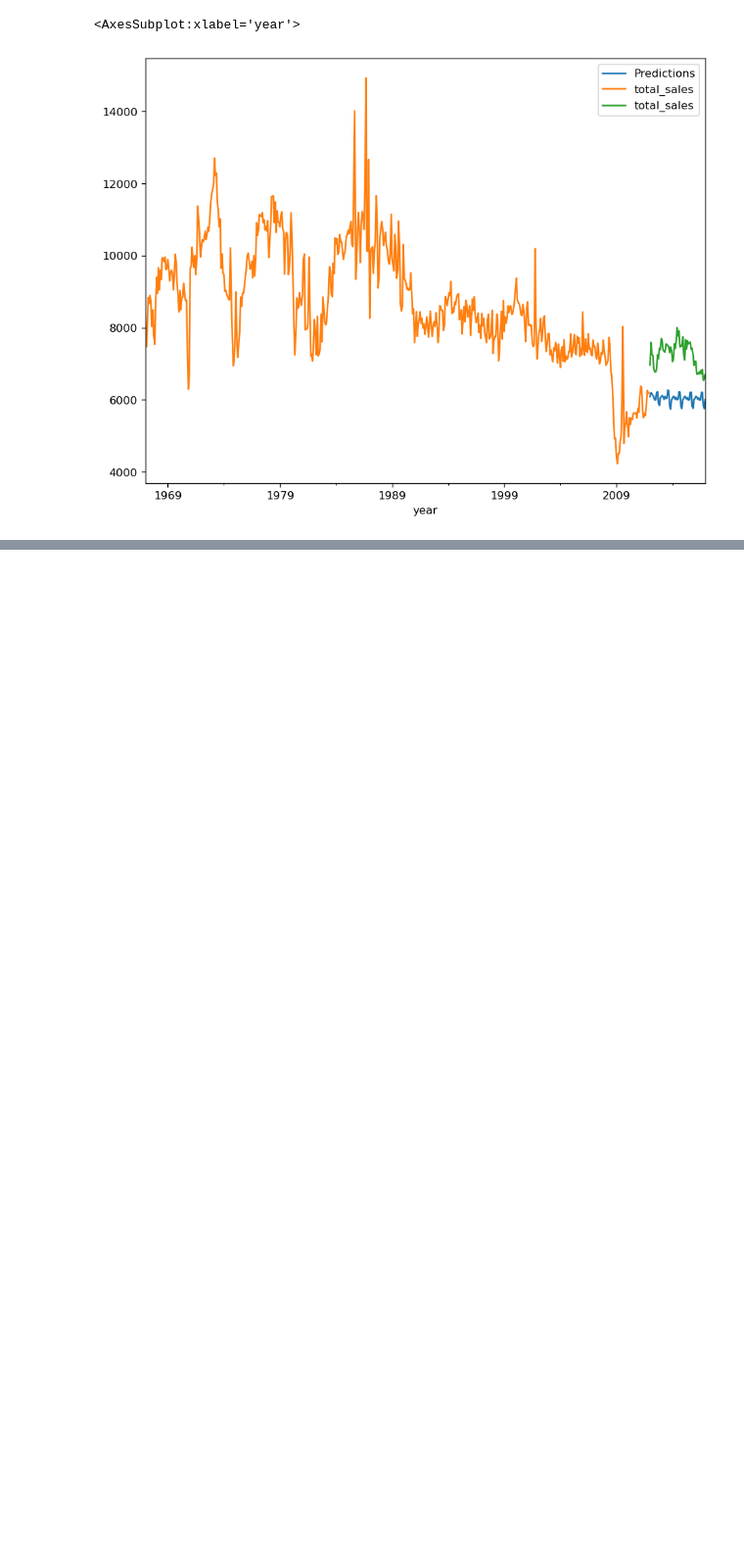
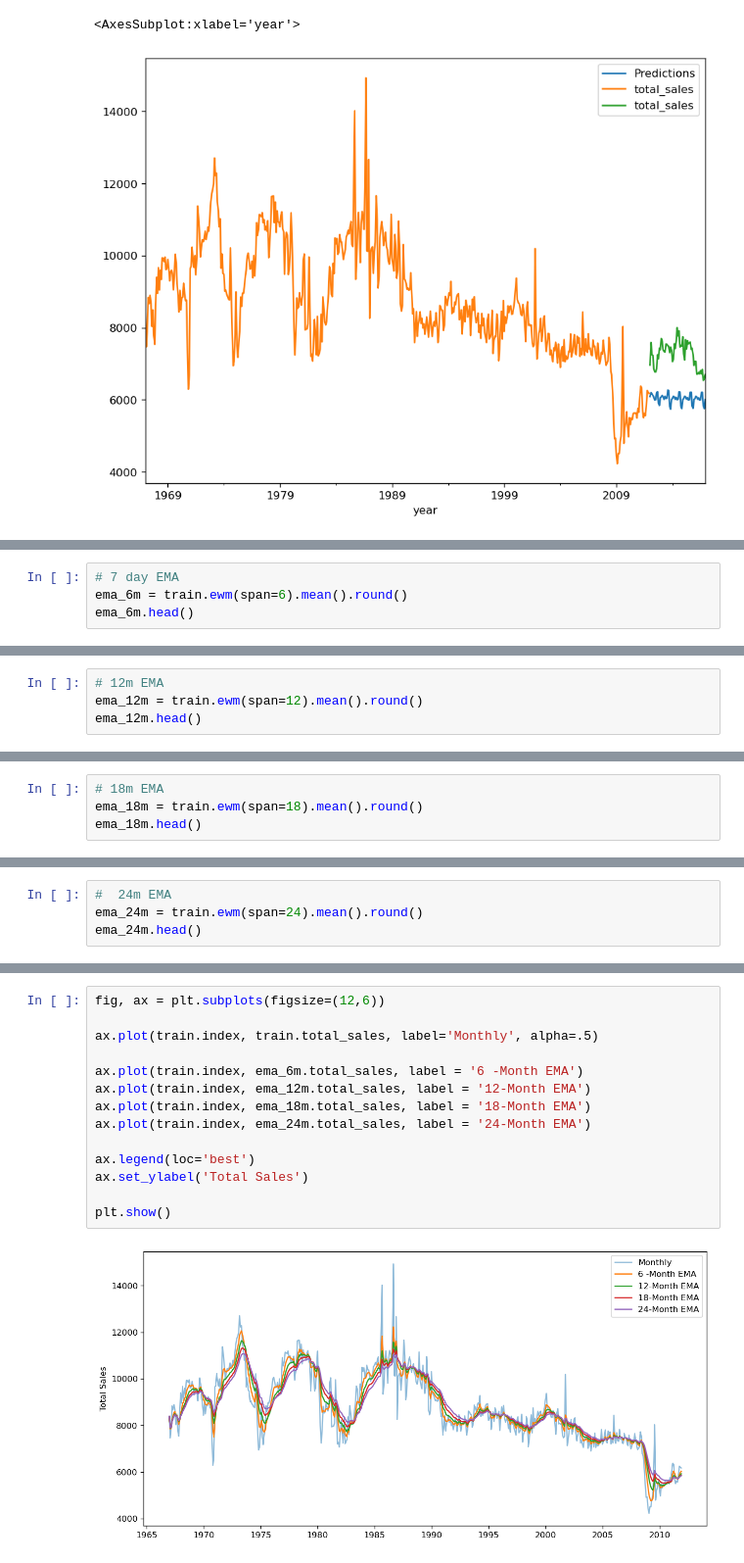
Before and after one commit to Dude-where-s-my-copper/EV_growth, a Jupyter notebook: monthly_new_sales_modeling.ipynb, the cells around one changed output, grey strips where cells are left out. Shown at 98% size. Saved outputs shown, nothing was run; the diff lists cells and outputs as text; blank space fills up the shorter version.

Commit message:
updating monthly sales model

```diff
--- a/monthly_new_sales_modeling.ipynb
+++ b/monthly_new_sales_modeling.ipynb
@@ -630,0 +629,4 @@ from neuralprophet import NeuralProphet, set_log_level
+# %%
+# 7 day EMA
+ema_6m = train.ewm(span=6).mean().round()
+ema_6m.head()
@@ -630,0 +641,4 @@ from neuralprophet import NeuralProphet, set_log_level
+# %%
+# 12m EMA
+ema_12m = train.ewm(span=12).mean().round()
+ema_12m.head()
@@ -630,0 +653,4 @@ from neuralprophet import NeuralProphet, set_log_level
+# %%
+# 18m EMA
+ema_18m = train.ewm(span=18).mean().round()
+ema_18m.head()
@@ -630,0 +665,4 @@ from neuralprophet import NeuralProphet, set_log_level
+# %%
+#  24m EMA
+ema_24m = train.ewm(span=24).mean().round()
+ema_24m.head()
@@ -630,0 +677,16 @@ from neuralprophet import NeuralProphet, set_log_level
+# %%
+fig, ax = plt.subplots(figsize=(12,6))
+
+ax.plot(train.index, train.total_sales, label='Monthly', alpha=.5)
+
+ax.plot(train.index, ema_6m.total_sales, label = '6 -Month EMA')
+ax.plot(train.index, ema_12m.total_sales, label = '12-Month EMA')
+ax.plot(train.index, ema_18m.total_sales, label = '18-Month EMA')
+ax.plot(train.index, ema_24m.total_sales, label = '24-Month EMA')
+
+ax.legend(loc='best')
+ax.set_ylabel('Total Sales')
+
+plt.show()
+# %% [output]
+[figure, added]
```
Also changed, not shown: parts of 30 cells of this notebook.
